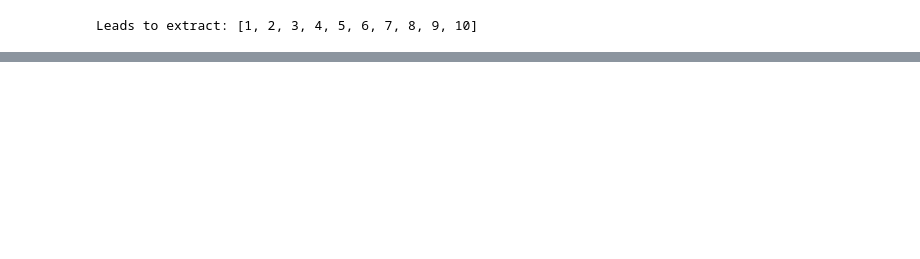
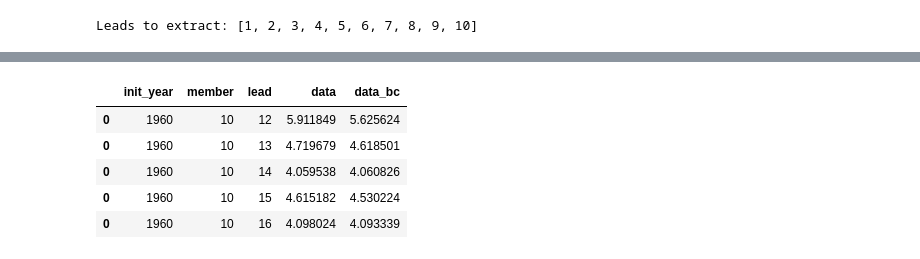
Before and after one commit to benhutchmet/unseen_multi_year, a Jupyter notebook: process_UNSEEN_nb.ipynb, the cells around one changed output, grey strips where cells are left out. Drawn from its saved outputs; the diff is of its cells as text; code cells hidden in the pictures; blank space fills up the shorter version.

Commit message:
exploring seasonal tas/wind patterns

```diff
--- a/process_UNSEEN_nb.ipynb
+++ b/process_UNSEEN_nb.ipynb
@@ -36,15 +36,16 @@ experiment = "dcppA-hindcast"
 freq = "Amon" # go back to using monthly data
 
 # Set up the arguments
-variable = "tas"
+variable = "sfcWind"
 country = "United Kingdom"
 season = "ONDJFM"
+model_season = "ONDJFM"
 first_year = 1960
 last_year = 2018
 model_fcst_year = 1
 lead_year = "1-10"
-detrend = True # True for temperature, false for wind speeds
-bias_correct = "None" # No bias correction for tas months
+detrend = False # True for temperature, false for wind speeds
+bias_correct = "variance_scaling" # No bias correction for tas months
 percentile = 10
 
 # Save directory
@@ -78,6 +79,8 @@ else:
 # Set up the months depending on the season
 if season == "DJF":
     months = [12, 1, 2]
+elif season == "D":
+    months = [12]
 elif season == "NDJ":
     months = [11, 12, 1]
 elif season == "OND":
@@ -103,16 +106,16 @@ if model_fcst_year == 0 and season == "NDJFM":
     lead_months = [1, 2, 3, 4, 5]
 elif model_fcst_year == 1 and season == "ONDJFM":
     lead_months = [12, 13, 14, 15, 16, 17]
-elif model_fcst_year == 1 and season in ["OND", "NDJ", "DJF", "JFM"]:
+elif model_fcst_year == 1 and season in ["OND", "NDJ", "DJF", "JFM", "D"]:
     lead_months = [12, 13, 14, 15, 16, 17] # include all then subset later
 else:
     raise ValueError("Model forecast year and season not recognised")
 # %%
 # Set up the name for the obs df
-obs_df_name = f"ERA5_obs_{variable}_{country}_{season}_{first_year}_{last_year}.csv"
+obs_df_name = f"ERA5_obs_{variable}_{country}_{model_season}_{first_year}_{last_year}.csv"
 
 # Set up the name for the model df
-model_df_name = f"{model}_{variable}_{country}_{season}_{first_year}_{last_year}_{experiment}_{freq}.csv"
+model_df_name = f"{model}_{variable}_{country}_{model_season}_{first_year}_{last_year}_{experiment}_{freq}.csv"
 
 # form the full paths for the dfs
 obs_df_path = os.path.join(output_dir_dfs, obs_df_name)
@@ -657 +670,10 @@ Model val name: data_dt
 ----------------
+# %%
+model_df_ondjfm.head()
+# %% [output]
+|  | init_year | member | lead | data | data_bc |
+| 0 | 1960 | 10 | 12 | 5.911849 | 5.625624 |
+| 0 | 1960 | 10 | 13 | 4.719679 | 4.618501 |
+| 0 | 1960 | 10 | 14 | 4.059538 | 4.060826 |
+| 0 | 1960 | 10 | 15 | 4.615182 | 4.530224 |
+| 0 | 1960 | 10 | 16 | 4.098024 | 4.093339 |
```
Also changed, not shown: parts of 18 cells of this notebook.
